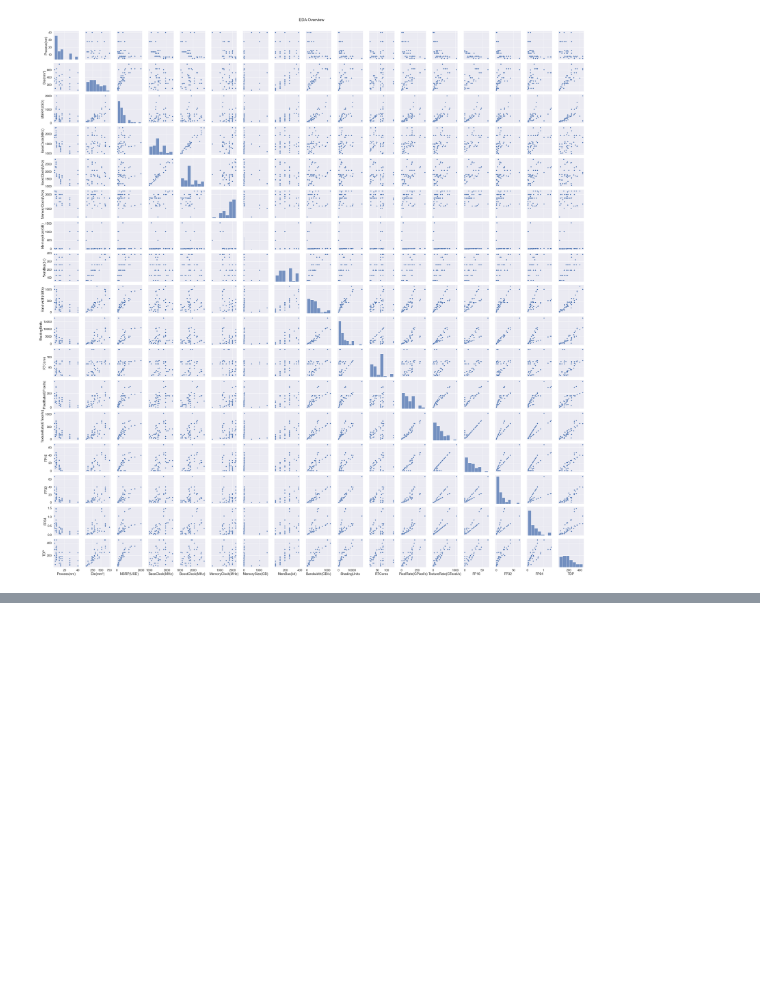
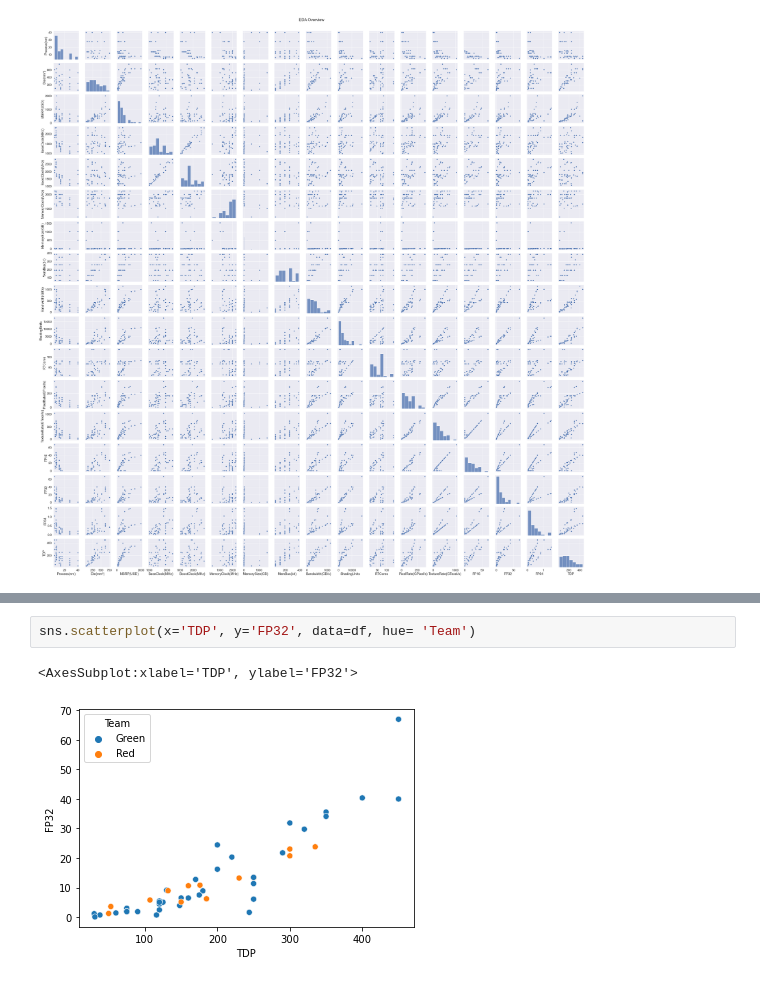
Before and after one commit to jab9k2/Graphics-Cards, a Jupyter notebook: main.ipynb, the cells around one changed output, grey strips where cells are left out. Cells and saved outputs as stored; diff of their text form; blank space fills up the shorter version.

```diff
--- a/main.ipynb
+++ b/main.ipynb
@@ -379,0 +386,5 @@ Text(0.5, 1.01, 'EDA Overview')
+# %%
+sns.scatterplot(x='TDP', y='FP32', data=df, hue= 'Team')
+# %% [output]
+<AxesSubplot:xlabel='TDP', ylabel='FP32'>
+[figure, added]
```
Also changed, not shown: parts of 7 cells of this notebook.
